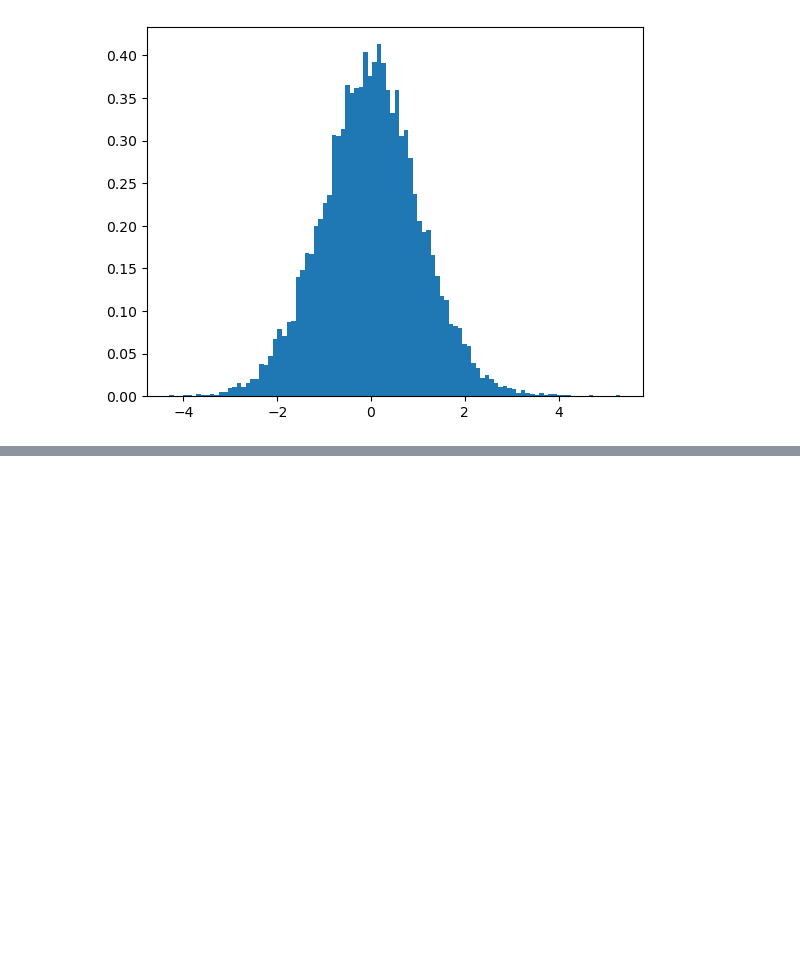
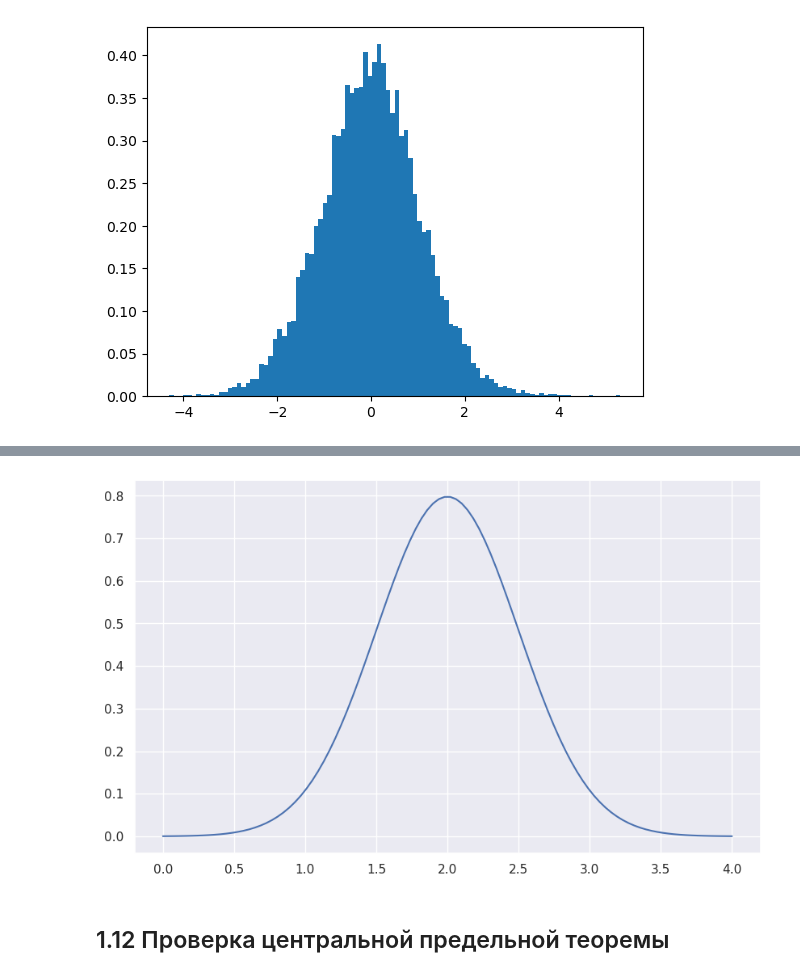
Before and after one commit to BalshowAndrew/math_datascience, a Jupyter notebook: math_ds.ipynb, the cells around one changed output, grey strips where cells are left out. Cells and saved outputs as stored; diff of their text form; code cells hidden in the pictures; blank space fills up the shorter version.

```diff
--- a/math_ds.ipynb
+++ b/math_ds.ipynb
@@ -1411,0 +1517,9 @@ h = plt.hist(s, bins=100, density=True)
+# %%
+# строим график pdf (плотности вероятности):
+cdf = norm_rv.pdf(x)
+plt.plot(x, cdf)
+plt.show()
+# %% [output]
+[figure, added]
+# %% [markdown]
+## 1.12 Проверка центральной предельной теоремы
```
Also changed, not shown: parts of 25 cells of this notebook, 1 other file.
